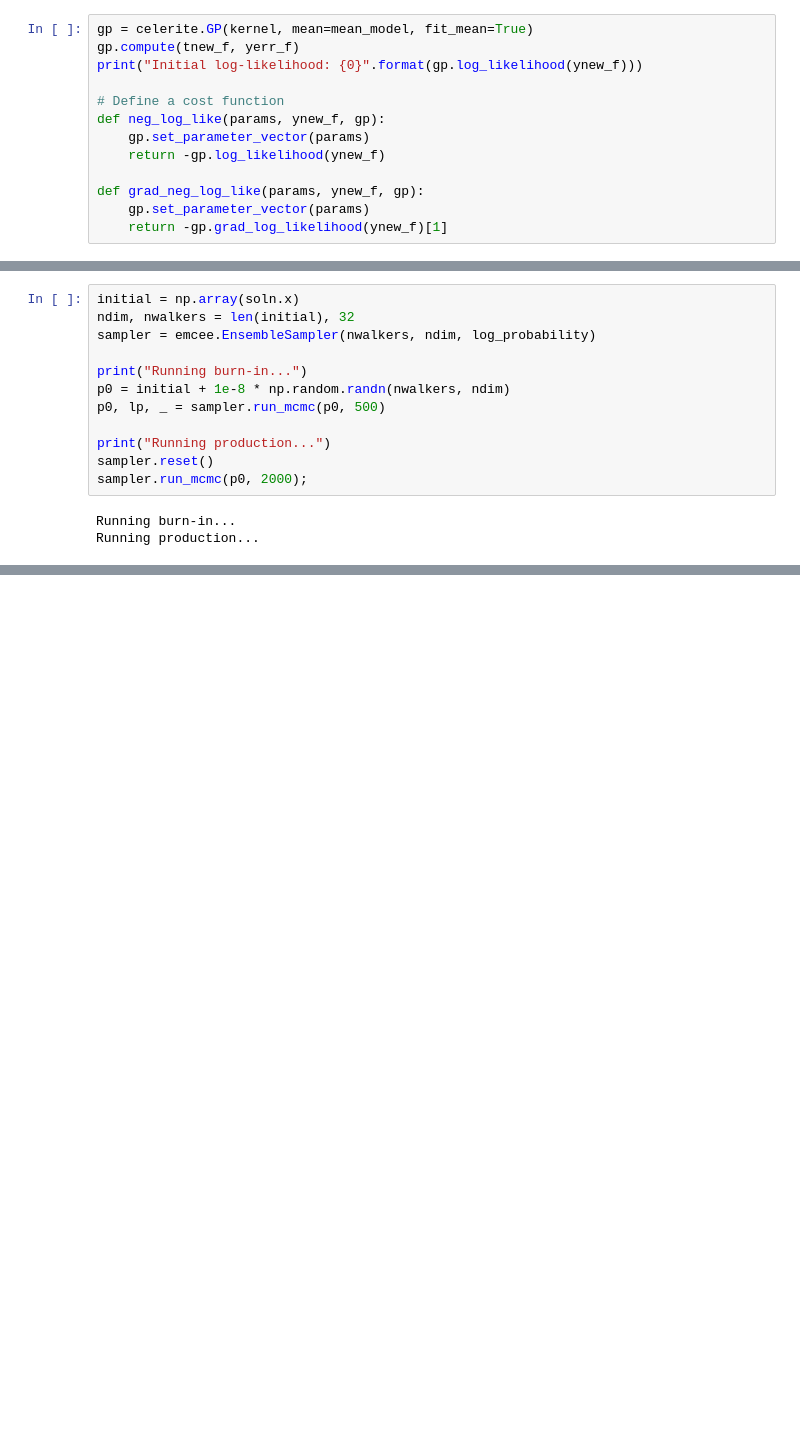
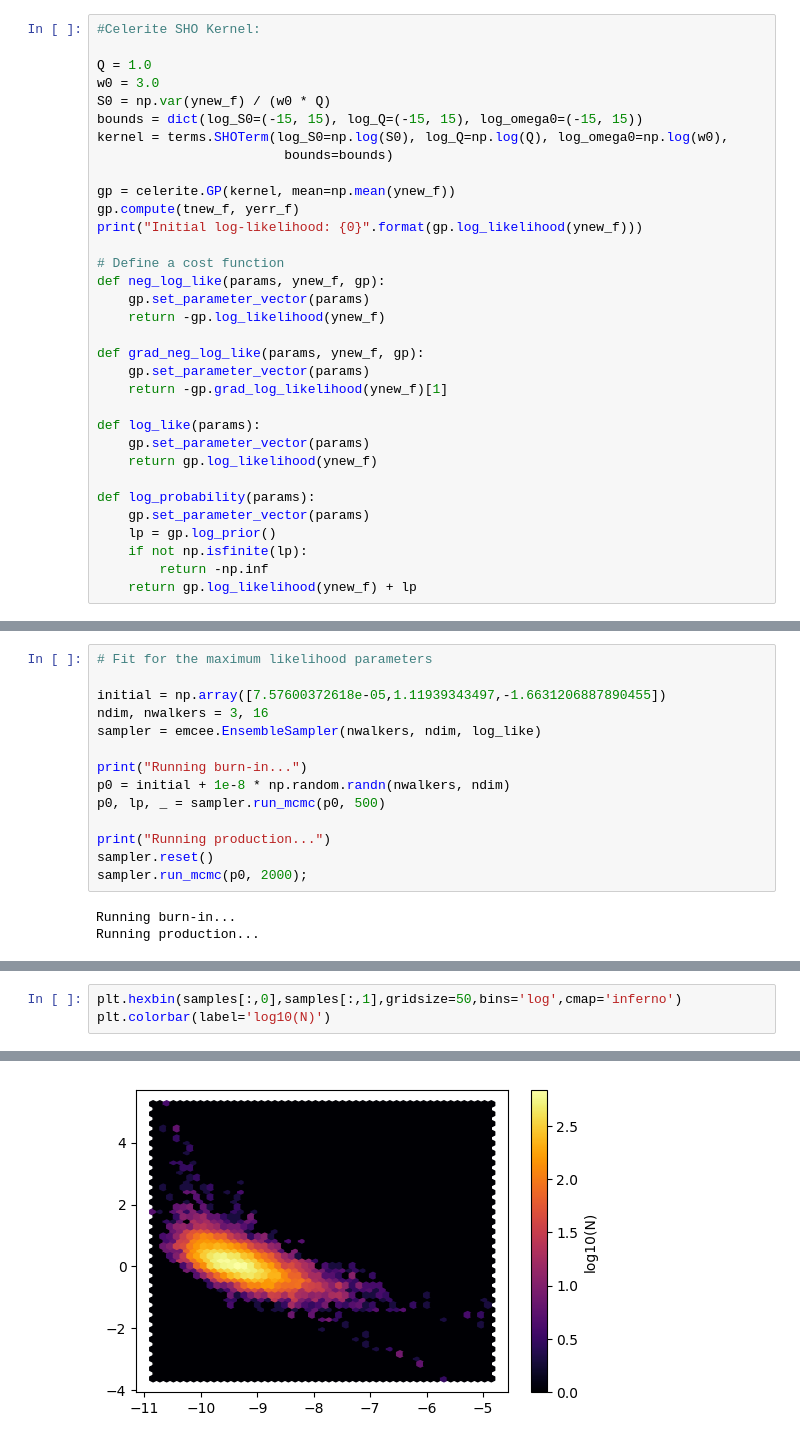
Before and after one commit to RileyWClarke/QPP-GP, a Jupyter notebook: QPP-GP.ipynb, the cells around one changed output, grey strips where cells are left out. Cells and saved outputs as stored; diff of their text form; blank space fills up the shorter version.

Commit message:
Now uses EMCEE to fit likelihood params, added posterior distributions for SHO parameters

```diff
--- a/QPP-GP.ipynb
+++ b/QPP-GP.ipynb
@@ -519,7 +530,16 @@ plt.gca().yaxis.set_major_locator(plt.MaxNLocator(5))
 # %% [output]
 [figure]
 # %%
-gp = celerite.GP(kernel, mean=mean_model, fit_mean=True)
+#Celerite SHO Kernel:
+
+Q = 1.0
+w0 = 3.0
+S0 = np.var(ynew_f) / (w0 * Q)
+bounds = dict(log_S0=(-15, 15), log_Q=(-15, 15), log_omega0=(-15, 15))
+kernel = terms.SHOTerm(log_S0=np.log(S0), log_Q=np.log(Q), log_omega0=np.log(w0),
+                        bounds=bounds)
+
+gp = celerite.GP(kernel, mean=np.mean(ynew_f))
 gp.compute(tnew_f, yerr_f)
 print("Initial log-likelihood: {0}".format(gp.log_likelihood(ynew_f)))
 
@@ -531,4 +551,15 @@ def neg_log_like(params, ynew_f, gp):
 def grad_neg_log_like(params, ynew_f, gp):
     gp.set_parameter_vector(params)
     return -gp.grad_log_likelihood(ynew_f)[1]
+
+def log_like(params):
+    gp.set_parameter_vector(params)
+    return gp.log_likelihood(ynew_f)
+
+def log_probability(params):
+    gp.set_parameter_vector(params)
+    lp = gp.log_prior()
+    if not np.isfinite(lp):
+        return -np.inf
+    return gp.log_likelihood(ynew_f) + lp
 # %% [output]
@@ -566,7 +567,9 @@ def log_probability(params):
 # %%
-initial = np.array(soln.x)
-ndim, nwalkers = len(initial), 32
-sampler = emcee.EnsembleSampler(nwalkers, ndim, log_probability)
+# Fit for the maximum likelihood parameters
+
+initial = np.array([7.57600372618e-05,1.11939343497,-1.6631206887890455])
+ndim, nwalkers = 3, 16
+sampler = emcee.EnsembleSampler(nwalkers, ndim, log_like)
 
 print("Running burn-in...")
 p0 = initial + 1e-8 * np.random.randn(nwalkers, ndim)
@@ -610,0 +597,4 @@ WARNING:root:Too few points to create valid contours
+# %%
+plt.hexbin(samples[:,0],samples[:,1],gridsize=50,bins='log',cmap='inferno')
+plt.colorbar(label='log10(N)')
+# %% [output]
@@ -610,0 +602 @@ WARNING:root:Too few points to create valid contours
+[figure, added]
```
Also changed, not shown: parts of 16 cells of this notebook.
